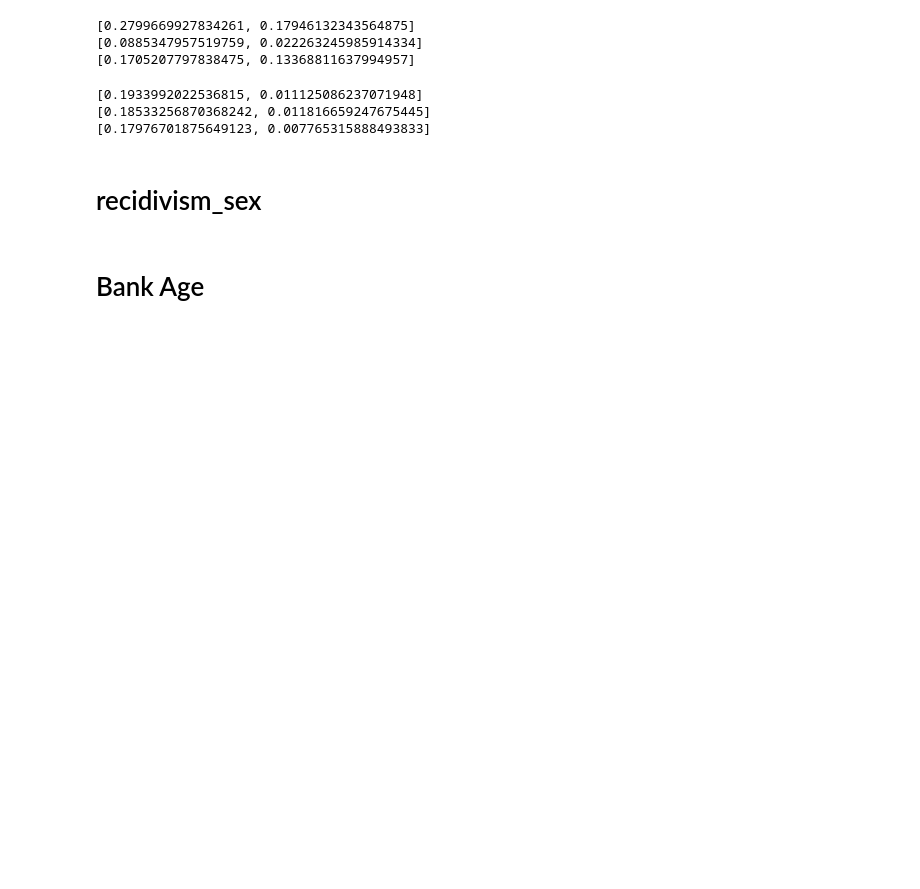
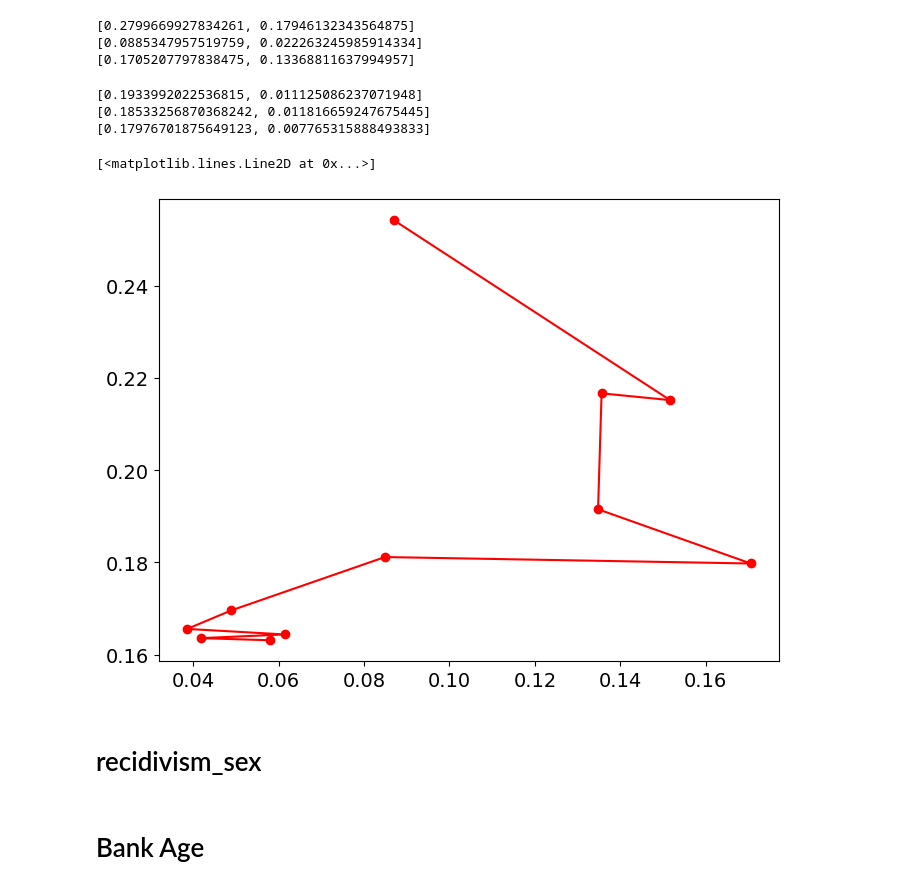
Before and after one commit to HuangruiChu/AuFair, a Jupyter notebook: predict-responsibly/results/experiment analysis.ipynb, the cells around one changed output. Drawn from its saved outputs; the diff is of its cells as text; code cells hidden in the pictures; blank space fills up the shorter version.

```diff
--- a/predict-responsibly/results/experiment analysis.ipynb
+++ b/predict-responsibly/results/experiment analysis.ipynb
@@ -13,7 +13,7 @@ adult_sex_info["proctected_feature"] = "sex"
 adult_sex = pd.read_csv("adult_sex.csv")
 biases = []
 errors = []
-for budget in [1,0.1,0.01]:
+for budget in [1]:
     data = data = adult_sex[adult_sex["budget"] == budget]
     adult_sex_info["budget={}".format(budget)] = {}
     fcs = [ 0.1, 0.2, 0.3, 0.4, 0.5,1,1.5,2,3,4,5]
@@ -98,10 +98,13 @@ print(adult_sex_info["budget=1"]["fc=1.5"]["Error"])
 # %%
 # plot the bias vs. error
 import matplotlib.pyplot as plt
 import matplotlib
 matplotlib.rcParams.update({'font.size': 14})
 plt.figure(figsize=(8,6))
-biases =
+plt.plot( biases, errors, marker='o', c='r')
+# %% [output]
+[<matplotlib.lines.Line2D at 0x...>]
+[figure, added]
 # %% [markdown]
 # recidivism_sex
 # %%
```
Also changed, not shown: 1 other file.
